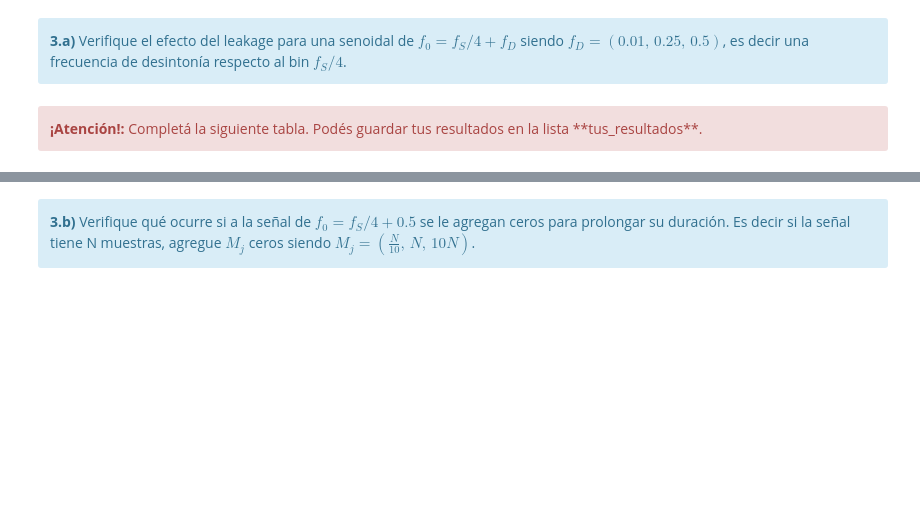
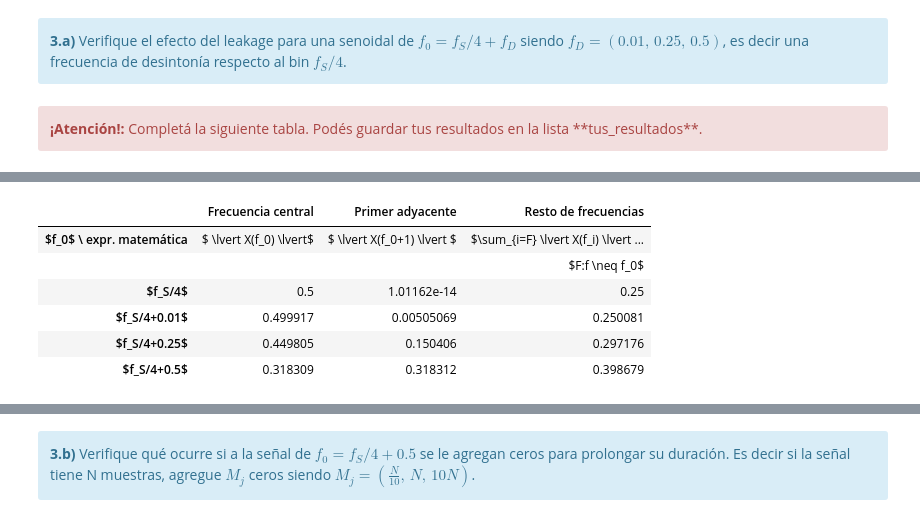
Before and after one commit to NicolasFerragamo/pdstestbench, a Jupyter notebook: TP1 - Muestreo de señales - Forurier.ipynb, the cells around one changed output, grey strips where cells are left out. Cells and saved outputs as stored; diff of their text form; code cells hidden in the pictures; blank space fills up the shorter version.

```diff
--- a/TP1 - Muestreo de señales - Forurier.ipynb
+++ b/TP1 - Muestreo de señales - Forurier.ipynb
@@ -464,0 +460,72 @@ HTML(df.to_html())
+# %%
+###### -*- coding: utf-8 -*-
+%matplotlib notebook
+from ipywidgets import interact, fixed
+
+from pandas import DataFrame
+from IPython.display import HTML
+
+import matplotlib.pyplot as plt
+import numpy as np
+
+from pdsmodulos.signals import signals as sg
+from pdsmodulos.signals import FFT
+
+#%% Estalesco los datos necesarios
+N  = 1000 # muestras
+fs = 1000 # Hz
+df = fs / N
+a0 = 1 # Volts
+p0 = 0 # radianes
+f0 = fs / 4 # Hz
+
+fd  = np.array([0, 0.01*df, 0.25*df, 0.5*df],float)
+fd1 = np.array(['0', '0.01 df', '0.25 df', '0.5 df'])
+f   = f0 + fd
+del fd
+
+signal    = np.zeros((N, 4))
+fftsignal = np.zeros((N, 4), complex)
+modfftsignal = np.zeros((N, 4), float)
+fasefftsignal = np.zeros((N, 4), float)
+energia = np.zeros((4))
+#%% generacion y muestreo de las senoidal
+
+for ii in range(0, 4):
+    tt, signal[:,ii] = sg.seno(fs, f[ii], N, a0, p0)
+
+#%% Gŕaficos de las señales frecuenciales
+
+for ii in range(0, 4) : # no incluye el 4
+    fftsignal[:,ii] = np.fft.fft(signal[:,ii])
+    FFT.plotFFT(fftsignal[:,ii],fs,N, tp= 'FFT', c=ii, l=fd1[ii], db='on', m='.', ls='None')
+
+#%% obtengo los datos del módulo para las tablas
+for ii in range(0, 4) :
+     modfftsignal[:, ii] = np.abs(fftsignal[:, ii])
+
+
+for ii in range(0,4) :
+     for jj in range(0,N) :
+        if jj != f0 :
+            energia[ii] += modfftsignal[jj,ii]**2
+
+energia = energia / (N**2)
+
+
+tus_resultados = [ ['$ \lvert X(f_0) \lvert$', '$ \lvert X(f_0+1) \lvert $', '$\sum_{i=F} \lvert X(f_i) \lvert ^2 $'],
+                   ['',                        '',                           '$F:f \neq f_0$'],
+                  [modfftsignal[250,0]/N, modfftsignal[251,0]/N, energia[0]], # <-- acá debería haber numeritos :)
+                  [modfftsignal[250,1]/N, modfftsignal[251,1]/N, energia[1]], # <-- acá debería haber numeritos :)
+                  [modfftsignal[250,2]/N, modfftsignal[251,2]/N, energia[2]], # <-- acá debería haber numeritos :)
+                  [modfftsignal[250,3]/N, modfftsignal[251,3]/N, energia[3]]  # <-- acá debería haber numeritos :)
+                 ]
+df = DataFrame(tus_resultados, columns=['Frecuencia central', 'Primer adyacente', 'Resto de frecuencias'],
+               index=['$f_0$ \ expr. matemática',
+                      '',
+                      '$f_S/4$',
+                      '$f_S/4+0.01$',
+                      '$f_S/4+0.25$',
+                      '$f_S/4+0.5$'])
+HTML(df.to_html())
+# %% [output]
@@ -464,0 +534,7 @@ HTML(df.to_html())
+|  | Frecuencia central | Primer adyacente | Resto de frecuencias |
+| $f_0$ \ expr. matemática | $ \lvert X(f_0) \lvert$ | $ \lvert X(f_0+1) \lvert $ | $\sum_{i=F} \lvert X(f_i) \lvert ... |
+|  |  |  | $F:f \neq f_0$ |
+| $f_S/4$ | 0.5 | 1.01162e-14 | 0.25 |
+| $f_S/4+0.01$ | 0.499917 | 0.00505069 | 0.250081 |
+| $f_S/4+0.25$ | 0.449805 | 0.150406 | 0.297176 |
+| $f_S/4+0.5$ | 0.318309 | 0.318312 | 0.398679 |
```
Also changed, not shown: parts of 16 cells of this notebook, 15 other files.
